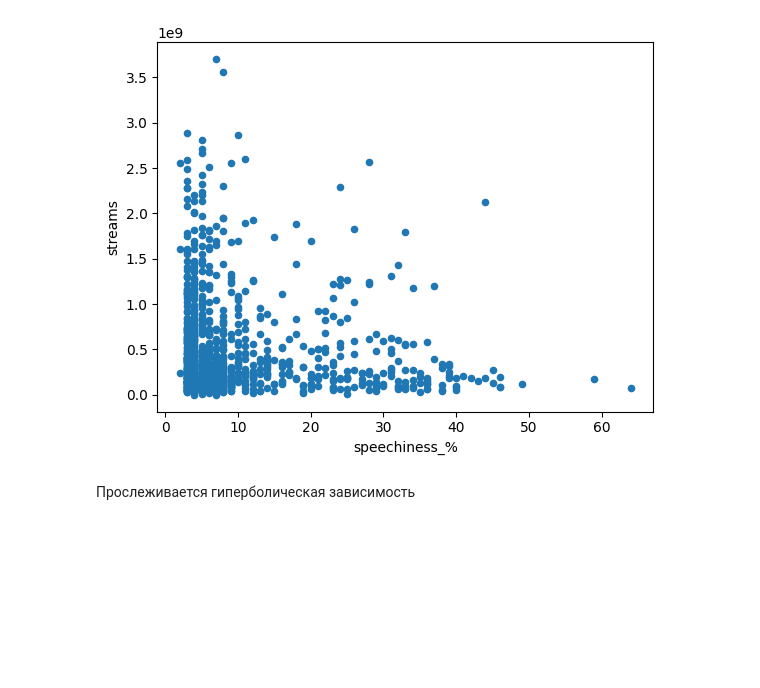
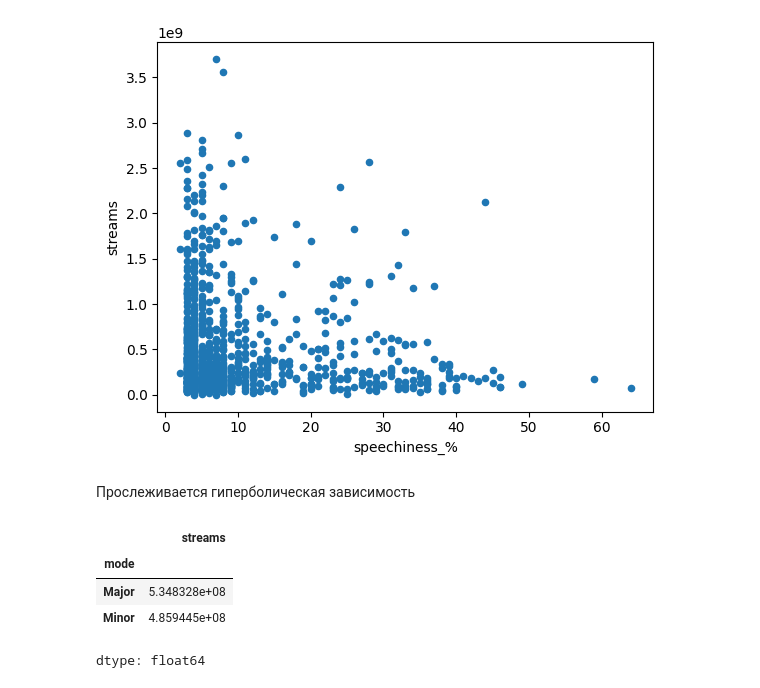
Before and after one commit to PolinaKliushova/ai_labs, a Jupyter notebook: 02_lab_EDA.ipynb, the cells around one changed output. Drawn from its saved outputs; the diff is of its cells as text; code cells hidden in the pictures; blank space fills up the shorter version.

```diff
--- a/02_lab_EDA.ipynb
+++ b/02_lab_EDA.ipynb
@@ -287,3 +287,12 @@ data.plot(x='speechiness_%', y='streams', kind='scatter')
 [figure]
 # %% [markdown]
 Прослеживается гиперболическая зависимость
+# %%
+means = data.groupby('mode')['streams'].mean()
+means
+# %% [output]
+|  | streams |
+| mode |  |
+| Major | 5.348328e+08 |
+| Minor | 4.859445e+08 |
+dtype: float64
```
Also changed, not shown: parts of 2 cells of this notebook.
